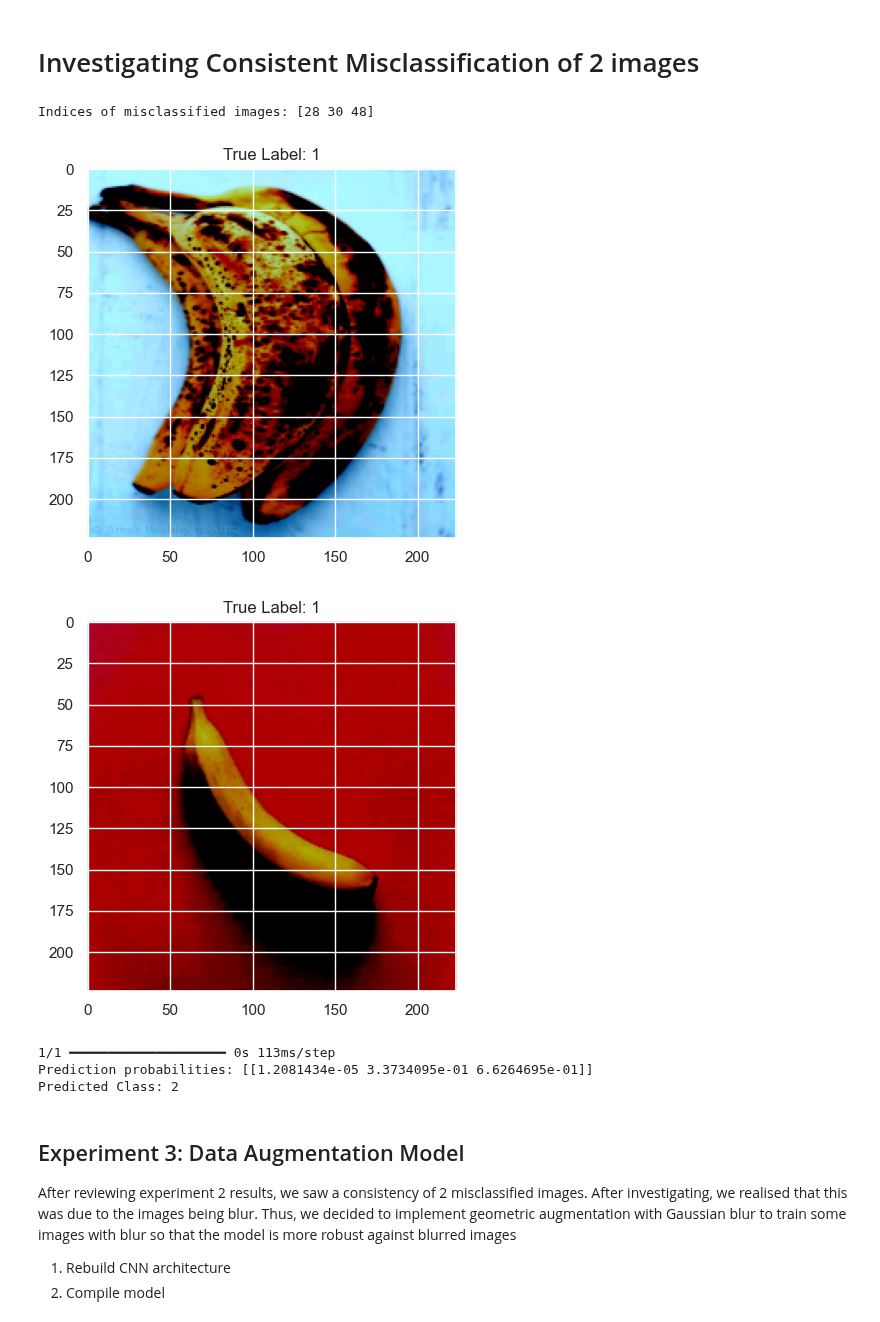
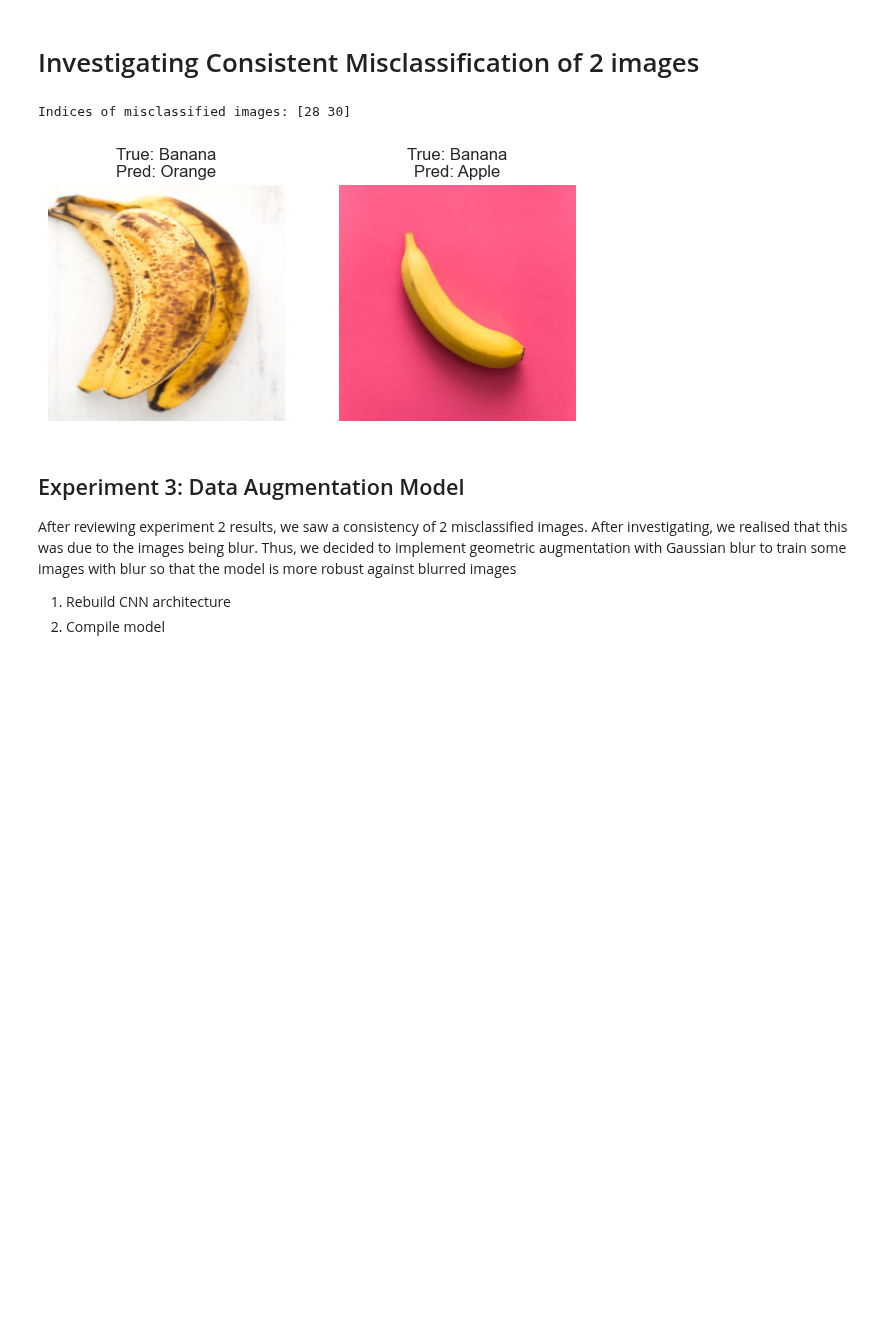
Before and after one commit to Codemelia/ml_ca, a Jupyter notebook: src/g3/g3_cnn_fruit_classifier_v1.0.ipynb, the cells around one changed output. Cells and saved outputs as stored; diff of their text form; code cells hidden in the pictures; blank space fills up the shorter version.

```diff
--- a/src/g3/g3_cnn_fruit_classifier_v1.0.ipynb
+++ b/src/g3/g3_cnn_fruit_classifier_v1.0.ipynb
@@ -1568,36 +1581,34 @@ Final Test Accuracy: 0.9091
 # %%
 # Investigate misclassified images
 y_true = np.array(y_true)
 y_pred = np.array(y_pred)
 misclass = np.where(y_pred != y_true)[0]
 print(f"Indices of misclassified images: {misclass}")
 
-# Use test_dataset instead of test_loader to access by index
-# We take the first two misclassified images
-for idx in misclass[:2]:
-    img, label = test_dataset[idx]
+if len(misclass) == 0:
+    print("No misclassified images found.")
+else:
+    # Create a dynamic grid side-by-side
+    fig, axes = plt.subplots(1, len(misclass), figsize=(3 * len(misclass), 3))
 
-    # Transpose from (C, H, W) to (H, W, C) for matplotlib
-    img_to_show = np.transpose(img.numpy(), (1, 2, 0))
-    img_to_show = np.clip(img_to_show, 0, 1) # Ensure values are between 0 and 1
+    # Show the misclassified images side by side
+    for i, idx in enumerate(misclass):
+        img, label = test_dataset[idx]
 
-    plt.imshow(img_to_show)
-    plt.title(f"True Label: {label}")
+        # Transpose from (C, H, W) to (H, W, C) for matplotlib
+        img_to_show = np.transpose(img.numpy(), (1, 2, 0))
+        img_to_show = np.clip(img_to_show, 0, 1)
+
+        ax = axes[i]
+        ax.imshow(img_to_show)
+        ax.set_title(f"True: {class_names[label].capitalize()}\nPred: {class_names[y_pred[idx]].capitalize()}")
+        ax.axis('off')
+
+    plt.tight_layout()
     plt.show()
-
-# Predict using the correct shape (1, 3, 224, 224)
-# Note: Use the model you are currently evaluating (e.g., dropout_05_model)
-sample_img = test_dataset[misclass[0]][0].unsqueeze(0) # Add batch dimension -> (1, 3, 224, 224)
-pred = dropout_05_model.predict(sample_img)
-print(f"Prediction probabilities: {pred}")
-print(f"Predicted Class: {np.argmax(pred)}")
 # %% [output]
-Indices of misclassified images: [28 30 48]
+Indices of misclassified images: [28 30]
-[figure, old version]
+[figure, new version]
-[figure, removed]
-1/1 ━━━━━━━━━━━━━━━━━━━━ 0s 113ms/step
-Prediction probabilities: [[1.2081434e-05 3.3734095e-01 6.6264695e-01]]
-Predicted Class: 2
 # %% [markdown]
 ## Experiment 3: Data Augmentation Model
 After reviewing experiment 2 results, we saw a consistency of 2 misclassified images.
```
Also changed, not shown: parts of 33 cells of this notebook, 17 other files.
